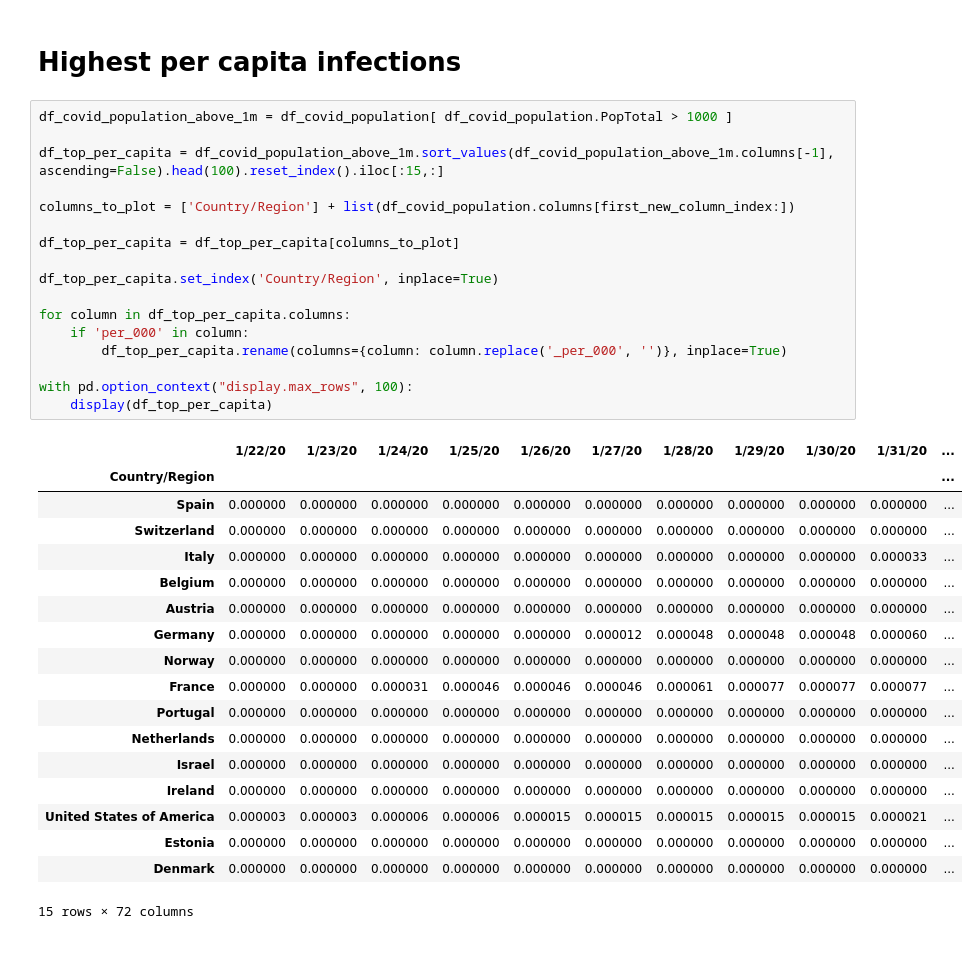
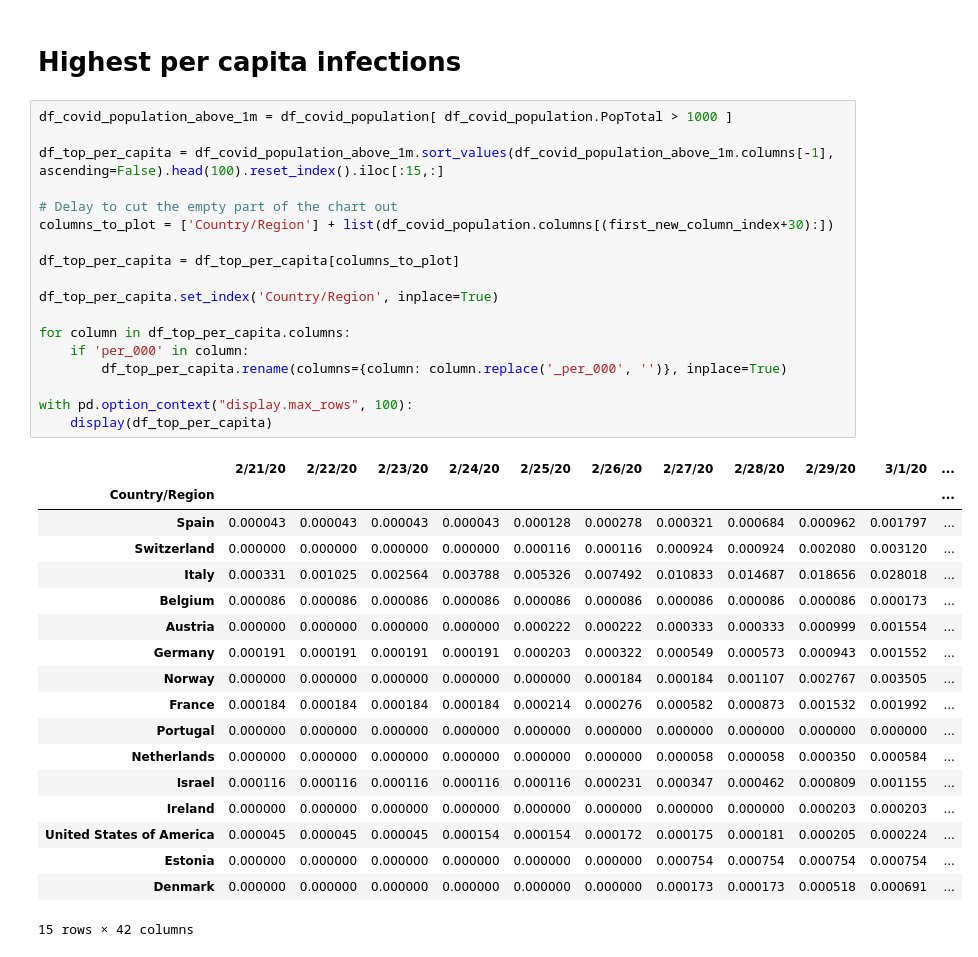
Before and after one commit to adam-ah/covid_per_capita, a Jupyter notebook: COVID19 - infections per capita.ipynb, the cells around one changed output. Drawn from its saved outputs; the diff is of its cells as text.

```diff
--- a/COVID19 - infections per capita.ipynb
+++ b/COVID19 - infections per capita.ipynb
@@ -96,39 +96,40 @@ with pd.option_context("display.max_rows", 500):
 # %%
 df_covid_population_above_1m = df_covid_population[ df_covid_population.PopTotal > 1000 ]
 
 df_top_per_capita = df_covid_population_above_1m.sort_values(df_covid_population_above_1m.columns[-1], ascending=False).head(100).reset_index().iloc[:15,:]
 
-columns_to_plot = ['Country/Region'] + list(df_covid_population.columns[first_new_column_index:])
+# Delay to cut the empty part of the chart out
+columns_to_plot = ['Country/Region'] + list(df_covid_population.columns[(first_new_column_index+30):])
 
 df_top_per_capita = df_top_per_capita[columns_to_plot]
 
 df_top_per_capita.set_index('Country/Region', inplace=True)
 
 for column in df_top_per_capita.columns:
     if 'per_000' in column:
         df_top_per_capita.rename(columns={column: column.replace('_per_000', '')}, inplace=True)
 
 with pd.option_context("display.max_rows", 100):
     display(df_top_per_capita)
 # %% [output]
-|  | 1/22/20 | 1/23/20 | 1/24/20 | 1/25/20 | 1/26/20 | 1/27/20 | 1/28/20 | 1/29/20 | 1/30/20 | 1/31/20 | ... |
+|  | 2/21/20 | 2/22/20 | 2/23/20 | 2/24/20 | 2/25/20 | 2/26/20 | 2/27/20 | 2/28/20 | 2/29/20 | 3/1/20 | ... |
 | Country/Region |  |  |  |  |  |  |  |  |  |  | ... |
-| Spain | 0.000000 | 0.000000 | 0.000000 | 0.000000 | 0.000000 | 0.000000 | 0.000000 | 0.000000 | 0.000000 | 0.000000 | ... |
-| Switzerland | 0.000000 | 0.000000 | 0.000000 | 0.000000 | 0.000000 | 0.000000 | 0.000000 | 0.000000 | 0.000000 | 0.000000 | ... |
-| Italy | 0.000000 | 0.000000 | 0.000000 | 0.000000 | 0.000000 | 0.000000 | 0.000000 | 0.000000 | 0.000000 | 0.000033 | ... |
-| Belgium | 0.000000 | 0.000000 | 0.000000 | 0.000000 | 0.000000 | 0.000000 | 0.000000 | 0.000000 | 0.000000 | 0.000000 | ... |
-| Austria | 0.000000 | 0.000000 | 0.000000 | 0.000000 | 0.000000 | 0.000000 | 0.000000 | 0.000000 | 0.000000 | 0.000000 | ... |
-| Germany | 0.000000 | 0.000000 | 0.000000 | 0.000000 | 0.000000 | 0.000012 | 0.000048 | 0.000048 | 0.000048 | 0.000060 | ... |
-| Norway | 0.000000 | 0.000000 | 0.000000 | 0.000000 | 0.000000 | 0.000000 | 0.000000 | 0.000000 | 0.000000 | 0.000000 | ... |
-| France | 0.000000 | 0.000000 | 0.000031 | 0.000046 | 0.000046 | 0.000046 | 0.000061 | 0.000077 | 0.000077 | 0.000077 | ... |
+| Spain | 0.000043 | 0.000043 | 0.000043 | 0.000043 | 0.000128 | 0.000278 | 0.000321 | 0.000684 | 0.000962 | 0.001797 | ... |
+| Switzerland | 0.000000 | 0.000000 | 0.000000 | 0.000000 | 0.000116 | 0.000116 | 0.000924 | 0.000924 | 0.002080 | 0.003120 | ... |
+| Italy | 0.000331 | 0.001025 | 0.002564 | 0.003788 | 0.005326 | 0.007492 | 0.010833 | 0.014687 | 0.018656 | 0.028018 | ... |
+| Belgium | 0.000086 | 0.000086 | 0.000086 | 0.000086 | 0.000086 | 0.000086 | 0.000086 | 0.000086 | 0.000086 | 0.000173 | ... |
+| Austria | 0.000000 | 0.000000 | 0.000000 | 0.000000 | 0.000222 | 0.000222 | 0.000333 | 0.000333 | 0.000999 | 0.001554 | ... |
+| Germany | 0.000191 | 0.000191 | 0.000191 | 0.000191 | 0.000203 | 0.000322 | 0.000549 | 0.000573 | 0.000943 | 0.001552 | ... |
+| Norway | 0.000000 | 0.000000 | 0.000000 | 0.000000 | 0.000000 | 0.000184 | 0.000184 | 0.001107 | 0.002767 | 0.003505 | ... |
+| France | 0.000184 | 0.000184 | 0.000184 | 0.000184 | 0.000214 | 0.000276 | 0.000582 | 0.000873 | 0.001532 | 0.001992 | ... |
 | Portugal | 0.000000 | 0.000000 | 0.000000 | 0.000000 | 0.000000 | 0.000000 | 0.000000 | 0.000000 | 0.000000 | 0.000000 | ... |
-| Netherlands | 0.000000 | 0.000000 | 0.000000 | 0.000000 | 0.000000 | 0.000000 | 0.000000 | 0.000000 | 0.000000 | 0.000000 | ... |
-| Israel | 0.000000 | 0.000000 | 0.000000 | 0.000000 | 0.000000 | 0.000000 | 0.000000 | 0.000000 | 0.000000 | 0.000000 | ... |
-| Ireland | 0.000000 | 0.000000 | 0.000000 | 0.000000 | 0.000000 | 0.000000 | 0.000000 | 0.000000 | 0.000000 | 0.000000 | ... |
-| United States of America | 0.000003 | 0.000003 | 0.000006 | 0.000006 | 0.000015 | 0.000015 | 0.000015 | 0.000015 | 0.000015 | 0.000021 | ... |
-| Estonia | 0.000000 | 0.000000 | 0.000000 | 0.000000 | 0.000000 | 0.000000 | 0.000000 | 0.000000 | 0.000000 | 0.000000 | ... |
-| Denmark | 0.000000 | 0.000000 | 0.000000 | 0.000000 | 0.000000 | 0.000000 | 0.000000 | 0.000000 | 0.000000 | 0.000000 | ... |
+| Netherlands | 0.000000 | 0.000000 | 0.000000 | 0.000000 | 0.000000 | 0.000000 | 0.000058 | 0.000058 | 0.000350 | 0.000584 | ... |
+| Israel | 0.000116 | 0.000116 | 0.000116 | 0.000116 | 0.000116 | 0.000231 | 0.000347 | 0.000462 | 0.000809 | 0.001155 | ... |
+| Ireland | 0.000000 | 0.000000 | 0.000000 | 0.000000 | 0.000000 | 0.000000 | 0.000000 | 0.000000 | 0.000203 | 0.000203 | ... |
+| United States of America | 0.000045 | 0.000045 | 0.000045 | 0.000154 | 0.000154 | 0.000172 | 0.000175 | 0.000181 | 0.000205 | 0.000224 | ... |
+| Estonia | 0.000000 | 0.000000 | 0.000000 | 0.000000 | 0.000000 | 0.000000 | 0.000754 | 0.000754 | 0.000754 | 0.000754 | ... |
+| Denmark | 0.000000 | 0.000000 | 0.000000 | 0.000000 | 0.000000 | 0.000000 | 0.000173 | 0.000173 | 0.000518 | 0.000691 | ... |
-15 rows × 72 columns
+15 rows × 42 columns
 # %%
 from itertools import cycle, islice
 
```
Also changed, not shown: parts of 2 cells of this notebook.
